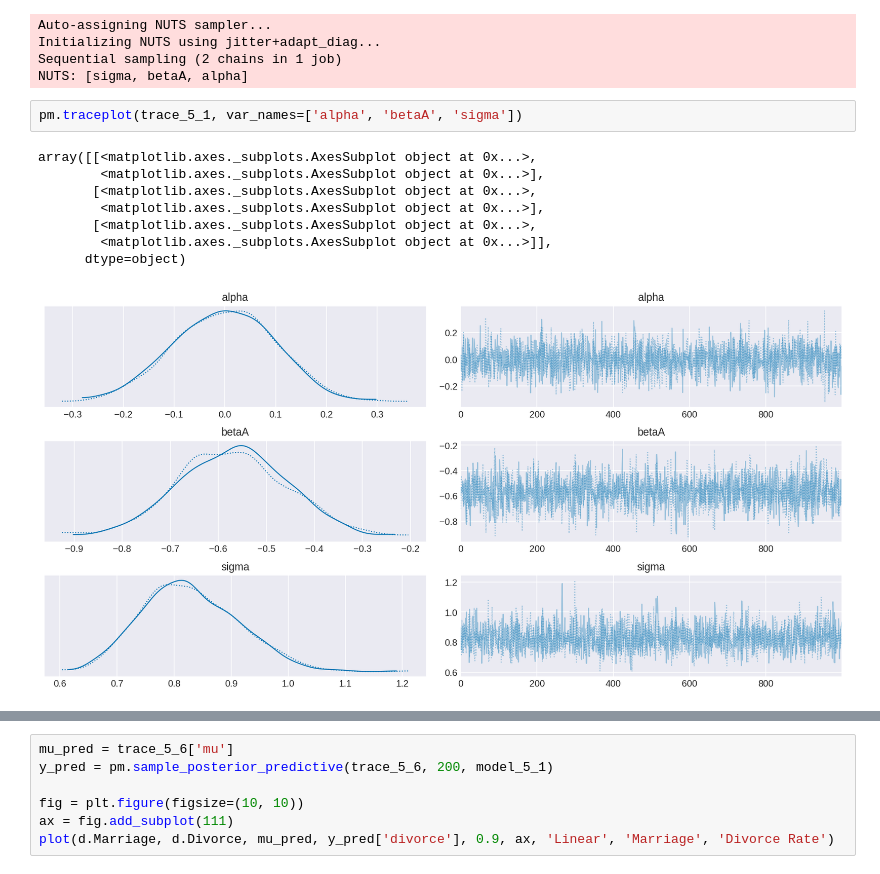
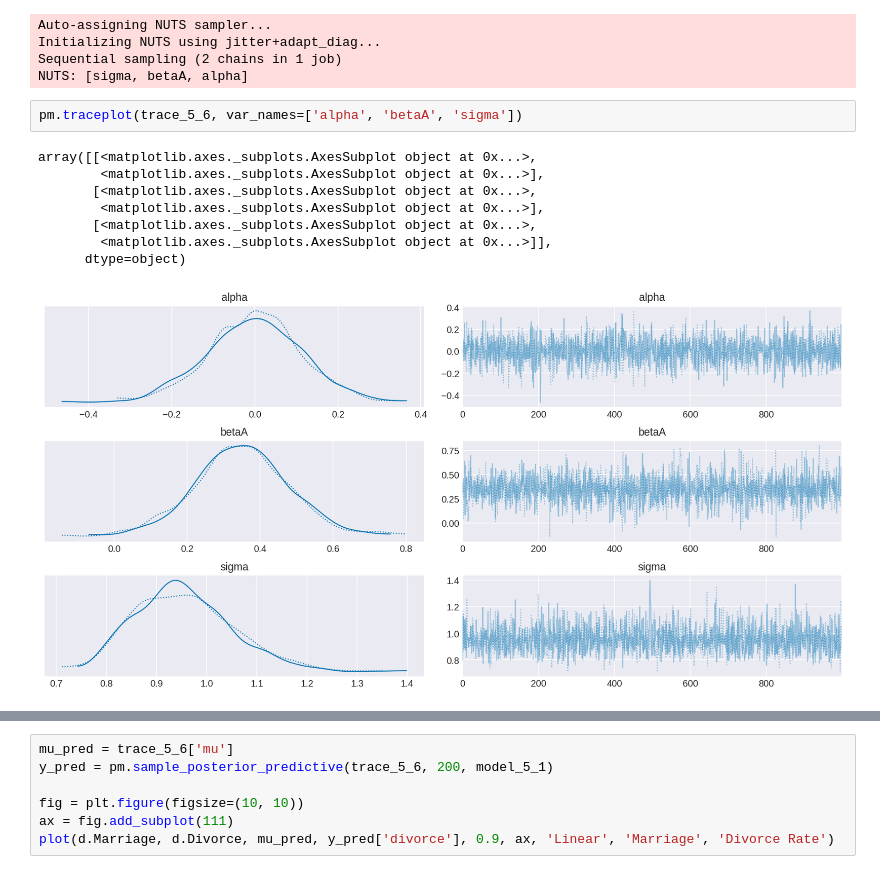
Before and after one commit to yebenbenben/Statistical-Rethinking-with-Python-and-PyMC3, a Jupyter notebook: Ch5.ipynb, the cells around one changed output, grey strips where cells are left out. Cells and saved outputs as stored; diff of their text form.

```diff
--- a/Ch5.ipynb
+++ b/Ch5.ipynb
@@ -142,13 +148,13 @@ Initializing NUTS using jitter+adapt_diag...
 Sequential sampling (2 chains in 1 job)
 NUTS: [sigma, betaA, alpha]
 # %%
-pm.traceplot(trace_5_1, var_names=['alpha', 'betaA', 'sigma'])
+pm.traceplot(trace_5_6, var_names=['alpha', 'betaA', 'sigma'])
 # %% [output]
 array([[<matplotlib.axes._subplots.AxesSubplot object at 0x...>,
         <matplotlib.axes._subplots.AxesSubplot object at 0x...>],
        [<matplotlib.axes._subplots.AxesSubplot object at 0x...>,
         <matplotlib.axes._subplots.AxesSubplot object at 0x...>],
        [<matplotlib.axes._subplots.AxesSubplot object at 0x...>,
         <matplotlib.axes._subplots.AxesSubplot object at 0x...>]],
       dtype=object)
-[figure, old version]
+[figure, new version]
```
Also changed, not shown: parts of 8 cells of this notebook.
